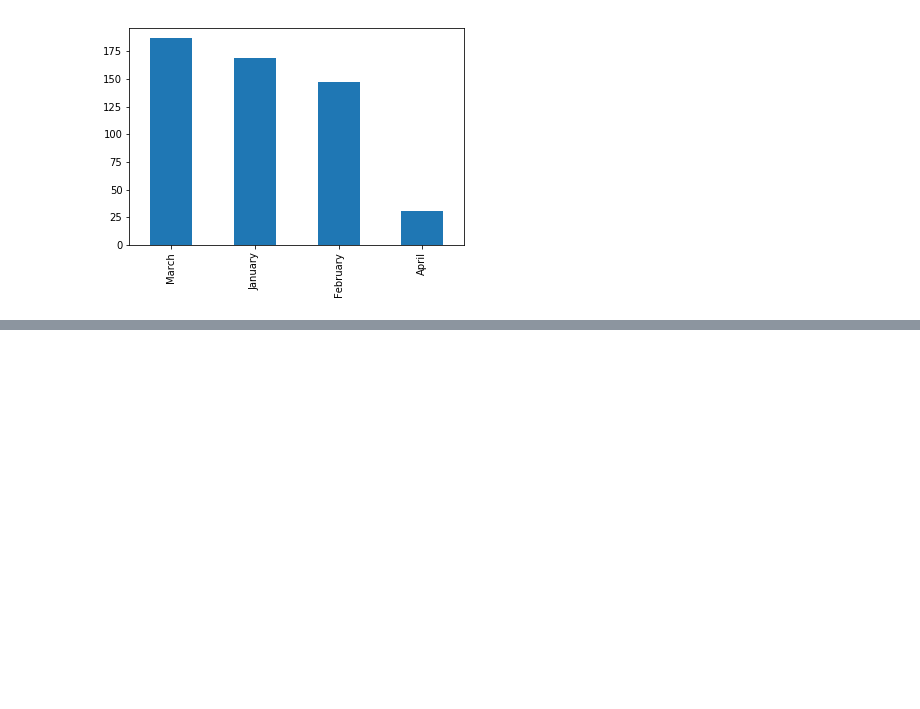
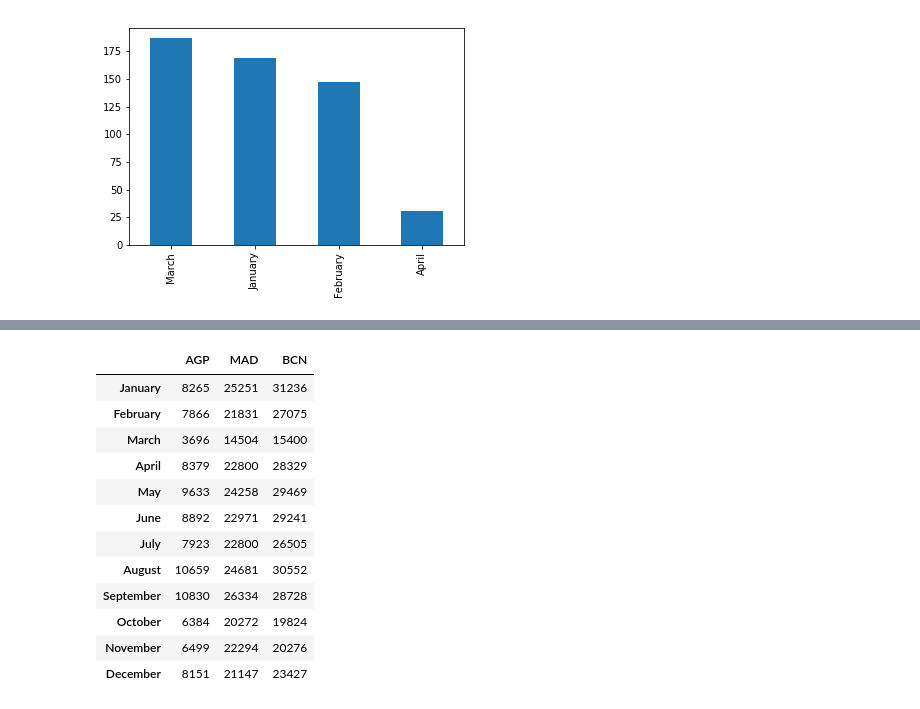
Before and after one commit to qgroshens/air_travel_data_processing, a Jupyter notebook: data_processing.ipynb, the cells around one changed output, grey strips where cells are left out. Cells and saved outputs as stored; diff of their text form; code cells hidden in the pictures; blank space fills up the shorter version.

```diff
--- a/data_processing.ipynb
+++ b/data_processing.ipynb
@@ -113,0 +218,16 @@ date_df.value_counts().plot(kind='bar')
+# %%
+msTotal
+# %% [output]
+|  | AGP | MAD | BCN |
+| January | 8265 | 25251 | 31236 |
+| February | 7866 | 21831 | 27075 |
+| March | 3696 | 14504 | 15400 |
+| April | 8379 | 22800 | 28329 |
+| May | 9633 | 24258 | 29469 |
+| June | 8892 | 22971 | 29241 |
+| July | 7923 | 22800 | 26505 |
+| August | 10659 | 24681 | 30552 |
+| September | 10830 | 26334 | 28728 |
+| October | 6384 | 20272 | 19824 |
+| November | 6499 | 22294 | 20276 |
+| December | 8151 | 21147 | 23427 |
```
Also changed, not shown: parts of 20 cells of this notebook.
